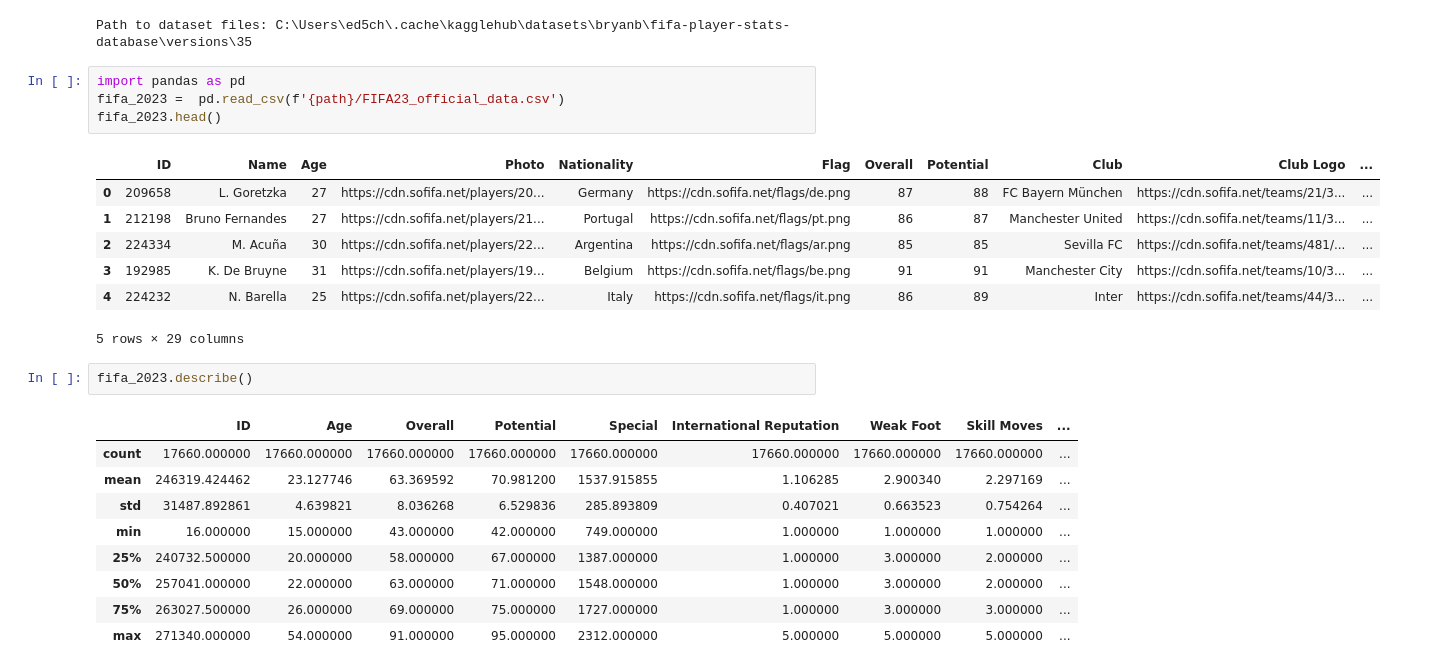
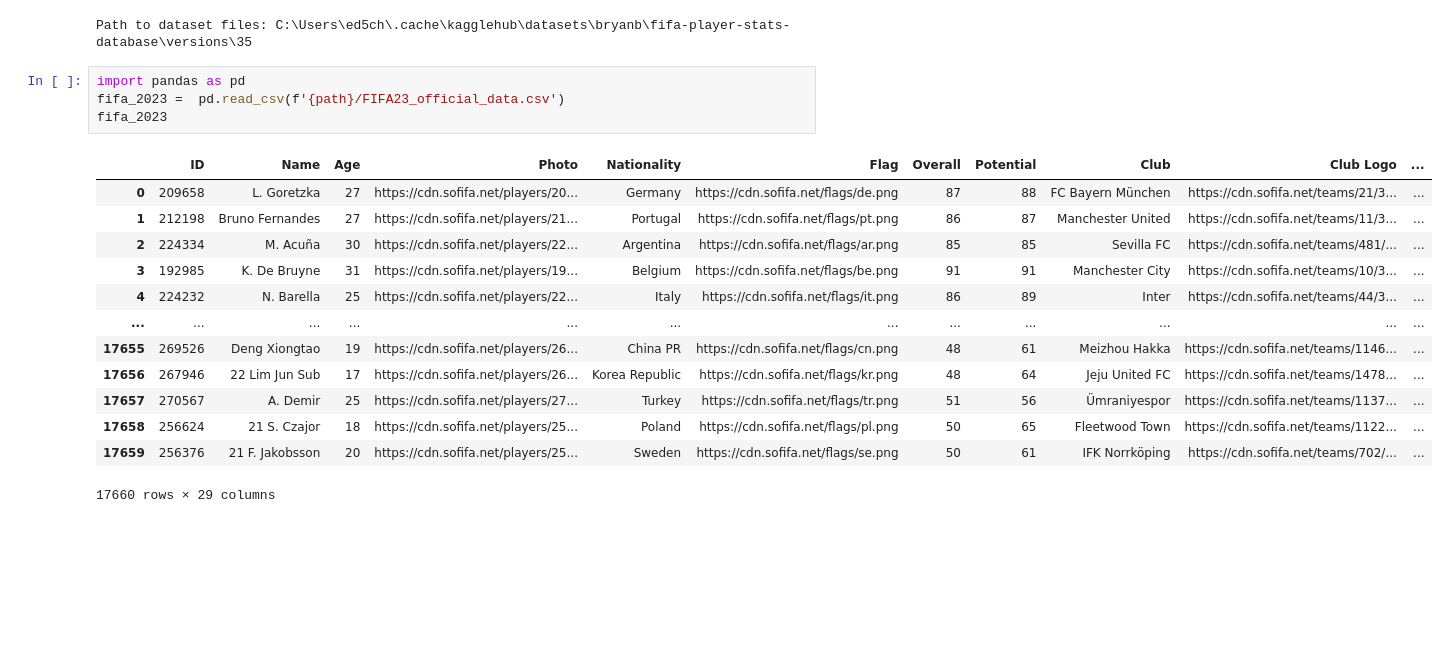
Before and after one commit to edchav/ztm, a Jupyter notebook: complete-python-developer/fifa-exploratory-analysis/soccer.ipynb, the cells around one changed output. Cells and saved outputs as stored; diff of their text form; blank space fills up the shorter version.

```diff
--- a/complete-python-developer/fifa-exploratory-analysis/soccer.ipynb
+++ b/complete-python-developer/fifa-exploratory-analysis/soccer.ipynb
@@ -17,24 +17,18 @@ Path to dataset files: C:\Users\ed5ch\.cache\kagglehub\datasets\bryanb\fifa-play
 # %%
 import pandas as pd
 fifa_2023 =  pd.read_csv(f'{path}/FIFA23_official_data.csv')
-fifa_2023.head()
+fifa_2023
 # %% [output]
 |  | ID | Name | Age | Photo | Nationality | Flag | Overall | Potential | Club | Club Logo | ... |
 | 0 | 209658 | L. Goretzka | 27 | https://cdn.sofifa.net/players/20... | Germany | https://cdn.sofifa.net/flags/de.png | 87 | 88 | FC Bayern München | https://cdn.sofifa.net/teams/21/3... | ... |
 | 1 | 212198 | Bruno Fernandes | 27 | https://cdn.sofifa.net/players/21... | Portugal | https://cdn.sofifa.net/flags/pt.png | 86 | 87 | Manchester United | https://cdn.sofifa.net/teams/11/3... | ... |
 | 2 | 224334 | M. Acuña | 30 | https://cdn.sofifa.net/players/22... | Argentina | https://cdn.sofifa.net/flags/ar.png | 85 | 85 | Sevilla FC | https://cdn.sofifa.net/teams/481/... | ... |
 | 3 | 192985 | K. De Bruyne | 31 | https://cdn.sofifa.net/players/19... | Belgium | https://cdn.sofifa.net/flags/be.png | 91 | 91 | Manchester City | https://cdn.sofifa.net/teams/10/3... | ... |
 | 4 | 224232 | N. Barella | 25 | https://cdn.sofifa.net/players/22... | Italy | https://cdn.sofifa.net/flags/it.png | 86 | 89 | Inter | https://cdn.sofifa.net/teams/44/3... | ... |
+| ... | ... | ... | ... | ... | ... | ... | ... | ... | ... | ... | ... |
+| 17655 | 269526 | Deng Xiongtao | 19 | https://cdn.sofifa.net/players/26... | China PR | https://cdn.sofifa.net/flags/cn.png | 48 | 61 | Meizhou Hakka | https://cdn.sofifa.net/teams/1146... | ... |
+| 17656 | 267946 | 22 Lim Jun Sub | 17 | https://cdn.sofifa.net/players/26... | Korea Republic | https://cdn.sofifa.net/flags/kr.png | 48 | 64 | Jeju United FC | https://cdn.sofifa.net/teams/1478... | ... |
+| 17657 | 270567 | A. Demir | 25 | https://cdn.sofifa.net/players/27... | Turkey | https://cdn.sofifa.net/flags/tr.png | 51 | 56 | Ümraniyespor | https://cdn.sofifa.net/teams/1137... | ... |
+| 17658 | 256624 | 21 S. Czajor | 18 | https://cdn.sofifa.net/players/25... | Poland | https://cdn.sofifa.net/flags/pl.png | 50 | 65 | Fleetwood Town | https://cdn.sofifa.net/teams/1122... | ... |
+| 17659 | 256376 | 21 F. Jakobsson | 20 | https://cdn.sofifa.net/players/25... | Sweden | https://cdn.sofifa.net/flags/se.png | 50 | 61 | IFK Norrköping | https://cdn.sofifa.net/teams/702/... | ... |
-5 rows × 29 columns
+17660 rows × 29 columns
-# %%
-fifa_2023.describe()
-# %% [output]
-|  | ID | Age | Overall | Potential | Special | International Reputation | Weak Foot | Skill Moves | ... |
-| count | 17660.000000 | 17660.000000 | 17660.000000 | 17660.000000 | 17660.000000 | 17660.000000 | 17660.000000 | 17660.000000 | ... |
-| mean | 246319.424462 | 23.127746 | 63.369592 | 70.981200 | 1537.915855 | 1.106285 | 2.900340 | 2.297169 | ... |
-| std | 31487.892861 | 4.639821 | 8.036268 | 6.529836 | 285.893809 | 0.407021 | 0.663523 | 0.754264 | ... |
-| min | 16.000000 | 15.000000 | 43.000000 | 42.000000 | 749.000000 | 1.000000 | 1.000000 | 1.000000 | ... |
-| 25% | 240732.500000 | 20.000000 | 58.000000 | 67.000000 | 1387.000000 | 1.000000 | 3.000000 | 2.000000 | ... |
-| 50% | 257041.000000 | 22.000000 | 63.000000 | 71.000000 | 1548.000000 | 1.000000 | 3.000000 | 2.000000 | ... |
-| 75% | 263027.500000 | 26.000000 | 69.000000 | 75.000000 | 1727.000000 | 1.000000 | 3.000000 | 3.000000 | ... |
-| max | 271340.000000 | 54.000000 | 91.000000 | 95.000000 | 2312.000000 | 5.000000 | 5.000000 | 5.000000 | ... |
```
Also changed, not shown: parts of 4 cells of this notebook, 1 other file.
